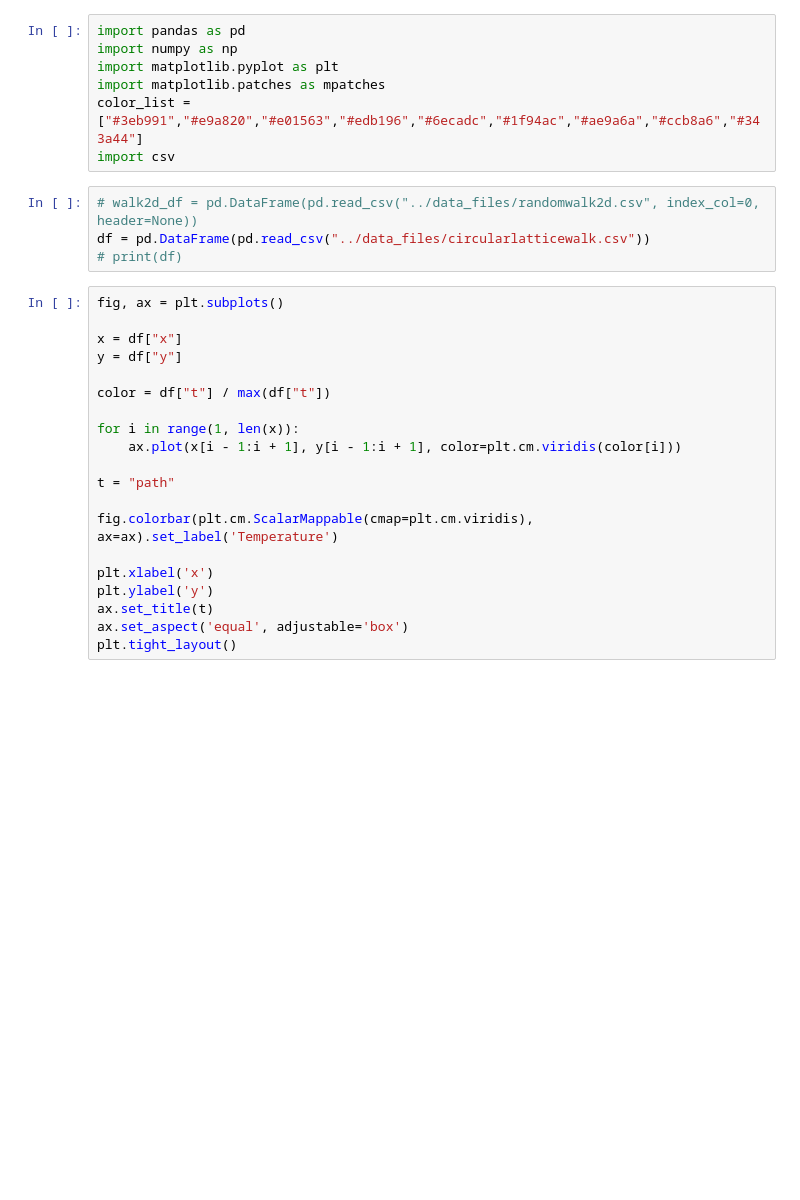
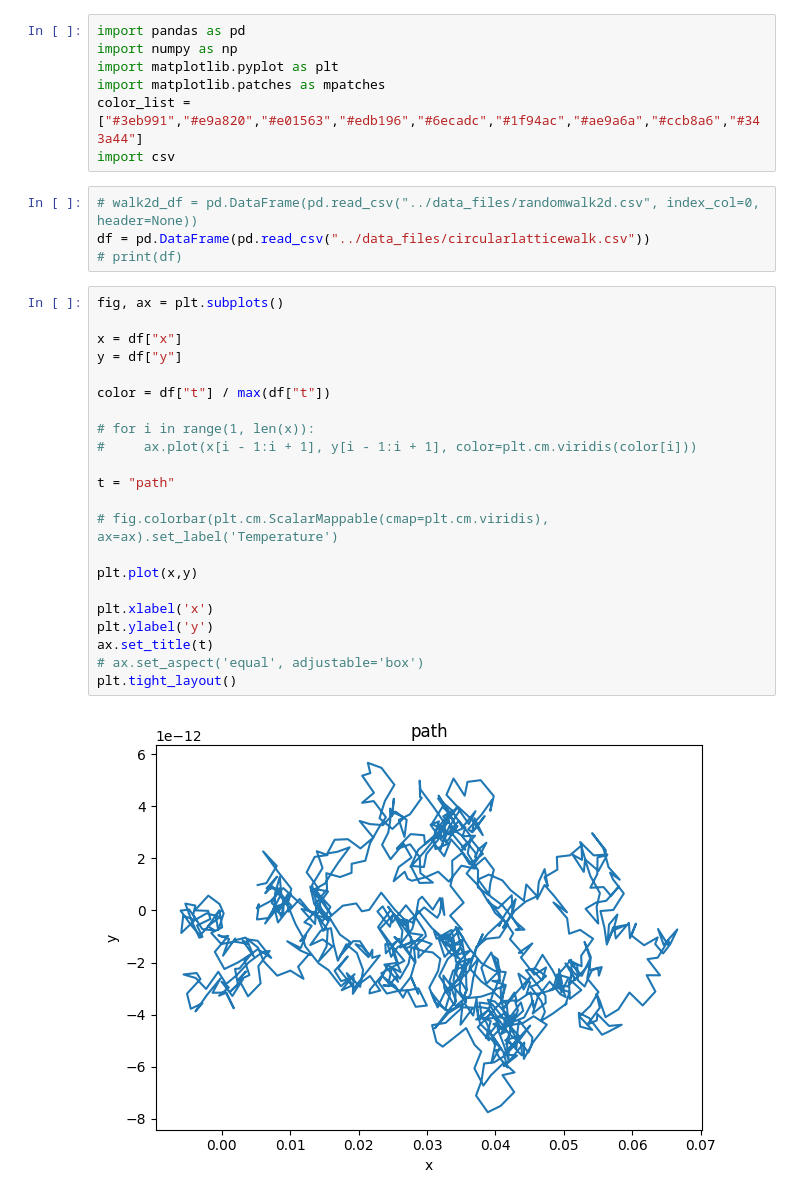
Before and after one commit to jpowell24/stokes, a Jupyter notebook: selectproblems/circularlatticewalk.ipynb, the cells around one changed output. Cells and saved outputs as stored; diff of their text form; blank space fills up the shorter version.

```diff
--- a/selectproblems/circularlatticewalk.ipynb
+++ b/selectproblems/circularlatticewalk.ipynb
@@ -12,23 +12,27 @@ df = pd.DataFrame(pd.read_csv("../data_files/circularlatticewalk.csv"))
 # %%
 fig, ax = plt.subplots()
 
 x = df["x"]
 y = df["y"]
 
 color = df["t"] / max(df["t"])
 
-for i in range(1, len(x)):
-    ax.plot(x[i - 1:i + 1], y[i - 1:i + 1], color=plt.cm.viridis(color[i]))
+# for i in range(1, len(x)):
+#     ax.plot(x[i - 1:i + 1], y[i - 1:i + 1], color=plt.cm.viridis(color[i]))
 
 t = "path"
 
-fig.colorbar(plt.cm.ScalarMappable(cmap=plt.cm.viridis), ax=ax).set_label('Temperature')
+# fig.colorbar(plt.cm.ScalarMappable(cmap=plt.cm.viridis), ax=ax).set_label('Temperature')
+
+plt.plot(x,y)
 
 plt.xlabel('x')
 plt.ylabel('y')
 ax.set_title(t)
-ax.set_aspect('equal', adjustable='box')
+# ax.set_aspect('equal', adjustable='box')
 plt.tight_layout()
+# %% [output]
+[figure, added]
 # %%
 j = df["x"].to_numpy()
 
```
Also changed, not shown: parts of 2 cells of this notebook, 7 other files.
